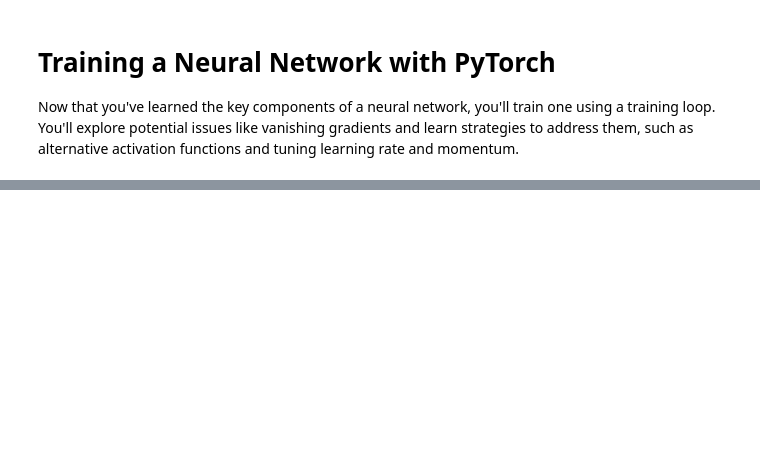
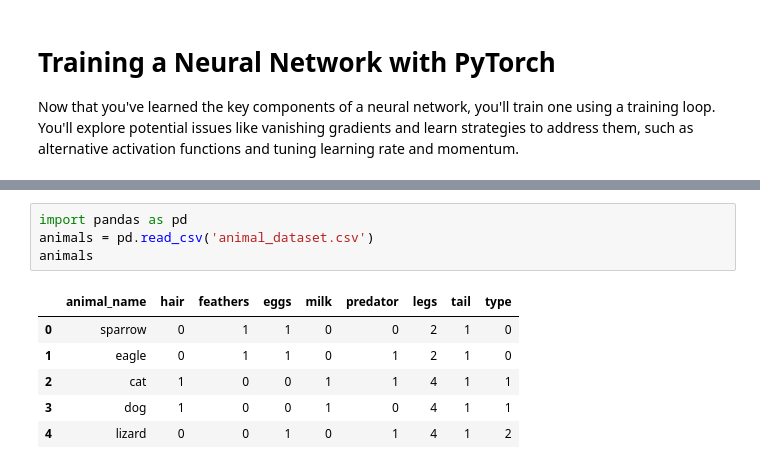
Before and after one commit to heritaco/Redes-Neuronales, a Jupyter notebook: Datacamp/Introduction.ipynb, the cells around one changed output, grey strips where cells are left out. Drawn from its saved outputs; the diff is of its cells as text; blank space fills up the shorter version.

```diff
--- a/Datacamp/Introduction.ipynb
+++ b/Datacamp/Introduction.ipynb
@@ -398,0 +406,11 @@ Now that you've learned the key components of a neural network, you'll train one
+# %%
+import pandas as pd
+animals = pd.read_csv('animal_dataset.csv')
+animals
+# %% [output]
+|  | animal_name | hair | feathers | eggs | milk | predator | legs | tail | type |
+| 0 | sparrow | 0 | 1 | 1 | 0 | 0 | 2 | 1 | 0 |
+| 1 | eagle | 0 | 1 | 1 | 0 | 1 | 2 | 1 | 0 |
+| 2 | cat | 1 | 0 | 0 | 1 | 1 | 4 | 1 | 1 |
+| 3 | dog | 1 | 0 | 0 | 1 | 0 | 4 | 1 | 1 |
+| 4 | lizard | 0 | 0 | 1 | 0 | 1 | 4 | 1 | 2 |
```
Also changed, not shown: parts of 46 cells of this notebook, 2 other files.
